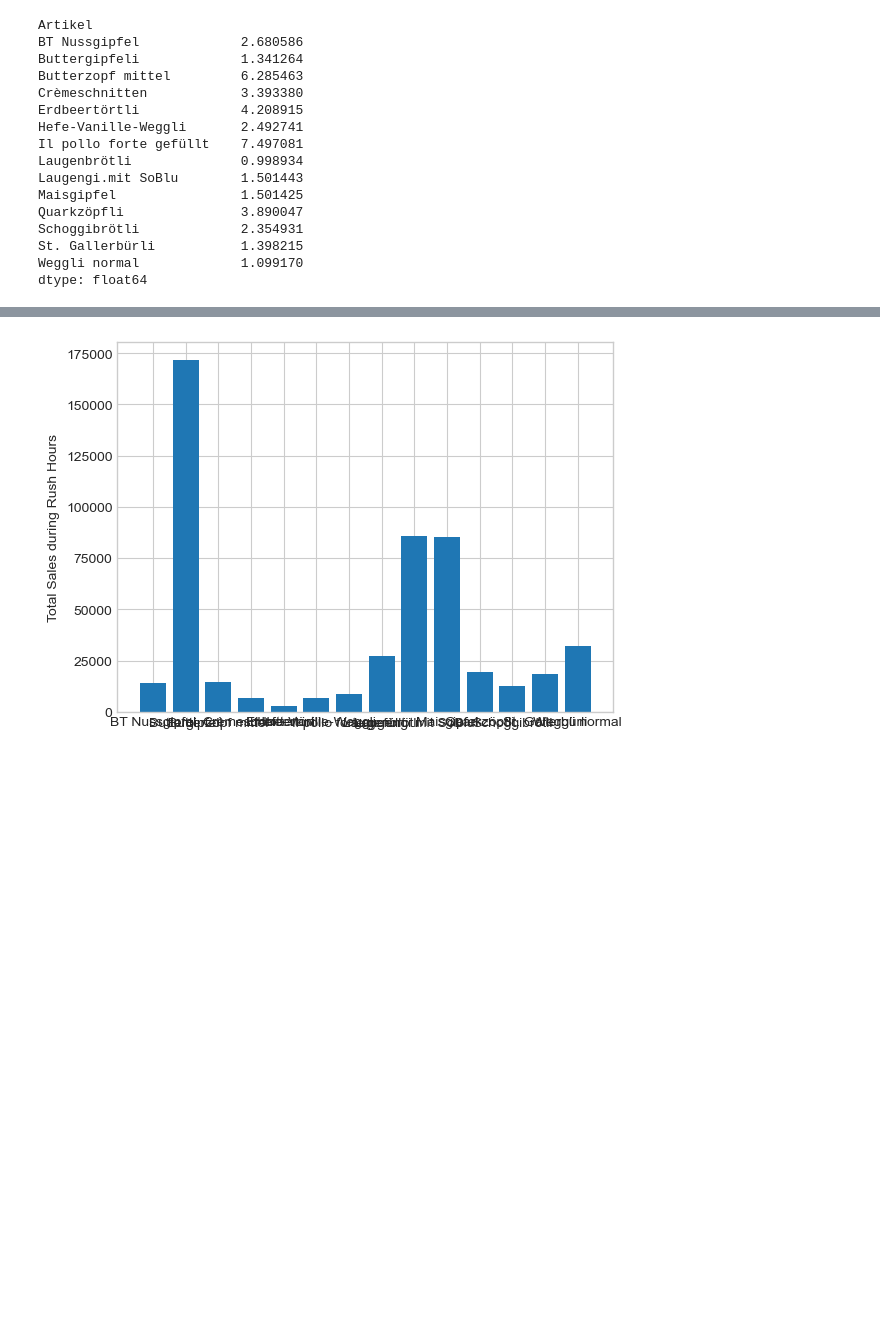
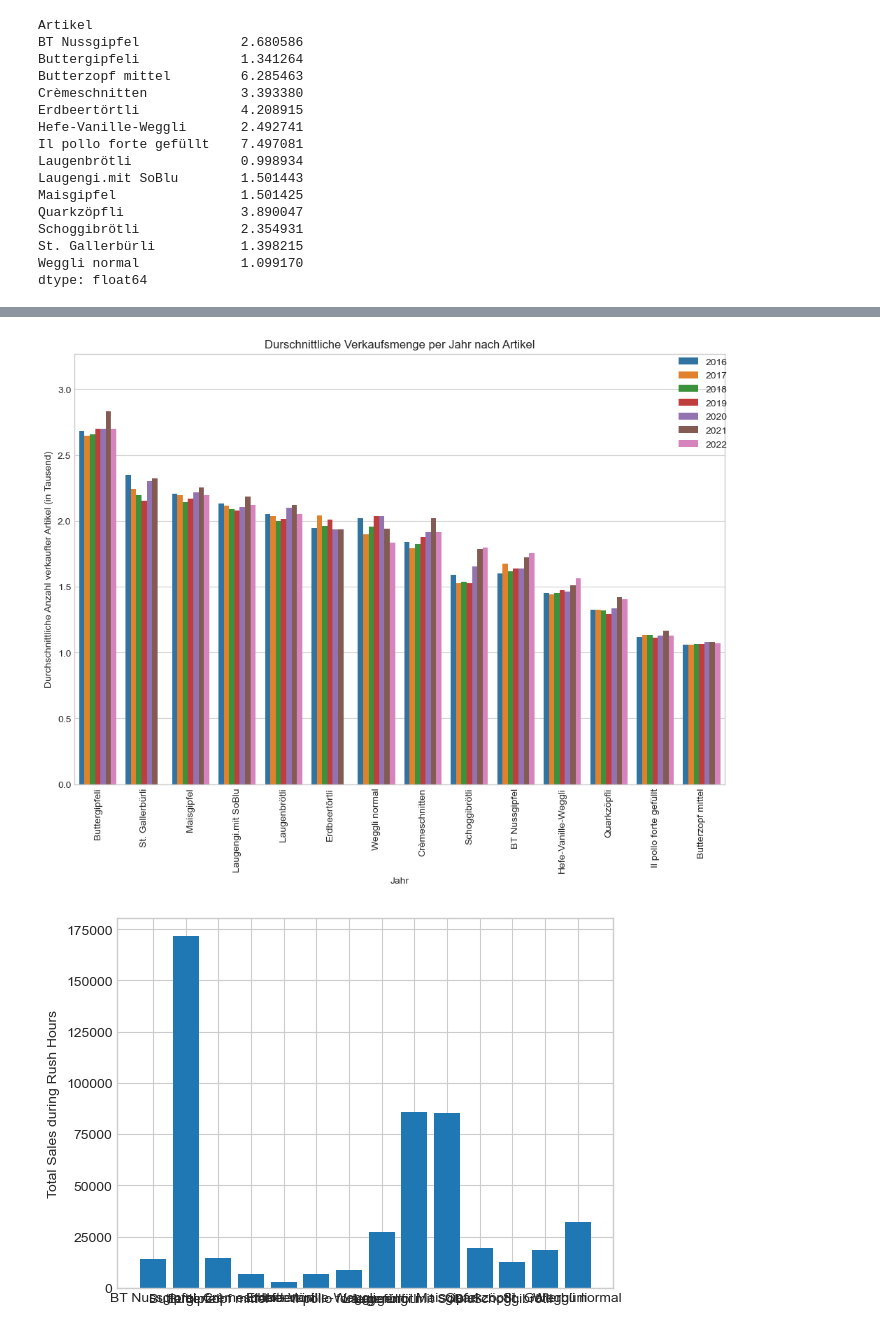
Before and after one commit to mrtz-wssl/KI_in_KMU, a Jupyter notebook: KI_in_KMU_Main.ipynb, the cells around one changed output, grey strips where cells are left out. Cells and saved outputs as stored; diff of their text form; code cells hidden in the pictures; blank space fills up the shorter version.

```diff
--- a/KI_in_KMU_Main.ipynb
+++ b/KI_in_KMU_Main.ipynb
@@ -984,3 +930,20 @@ Total amount of Buttergipfeli sold on 12.04.2021: 170.0
+# %%
+#Gruppiere die Daten nach Artikel und Jahr und berechne den Mittelwert der Menge-Spalte
+grouped_data = data.groupby(['Artikel', data['Datum'].dt.year])['Menge'].mean()
+
+# Konvertieren der gruppierten Daten in Dataframe
+data_grouped = grouped_data.reset_index(name='avg_items_sold')
+
+data_grouped_sorted = data_grouped.sort_values(by='avg_items_sold', ascending=False)
+fig, ax = plt.subplots(figsize=(12,8))
+ax = sns.barplot(x='Artikel', y='avg_items_sold', hue='Datum', data=data_grouped_sorted)
+ax.set(title='Durschnittliche Verkaufsmenge per Jahr nach Artikel', xlabel='Jahr', ylabel='Durchschnittliche Anzahl verkaufter Artikel (in Tausend)')
+ax.set_xticklabels(ax.get_xticklabels(),rotation = 90)
+ax.set_ylim([0, ax.get_ylim()[1]*1.1])
+ax.legend(bbox_to_anchor=(1.01, 1), borderaxespad=0)
+plt.show()
+# %% [output]
+[figure, added]
 # %%
 # Uhrzeit in Stringformat umwandeln
 data['Uhrzeit'] = data['Uhrzeit'].astype(str)
```
Also changed, not shown: parts of 7 cells of this notebook.
